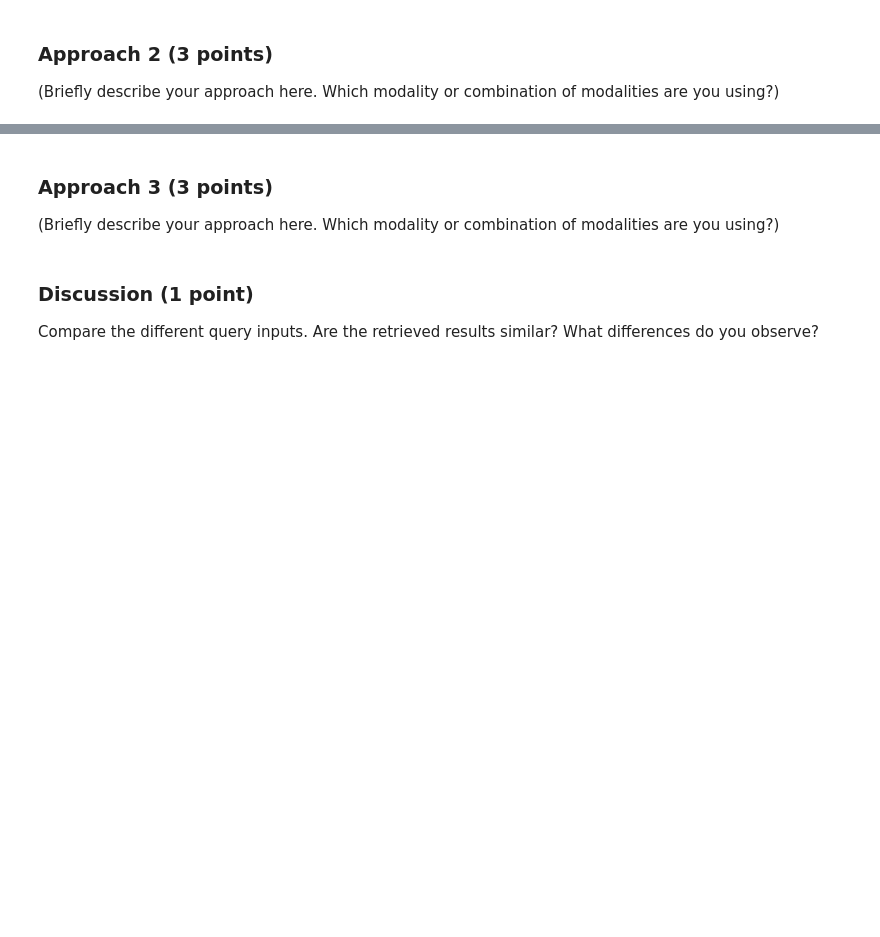
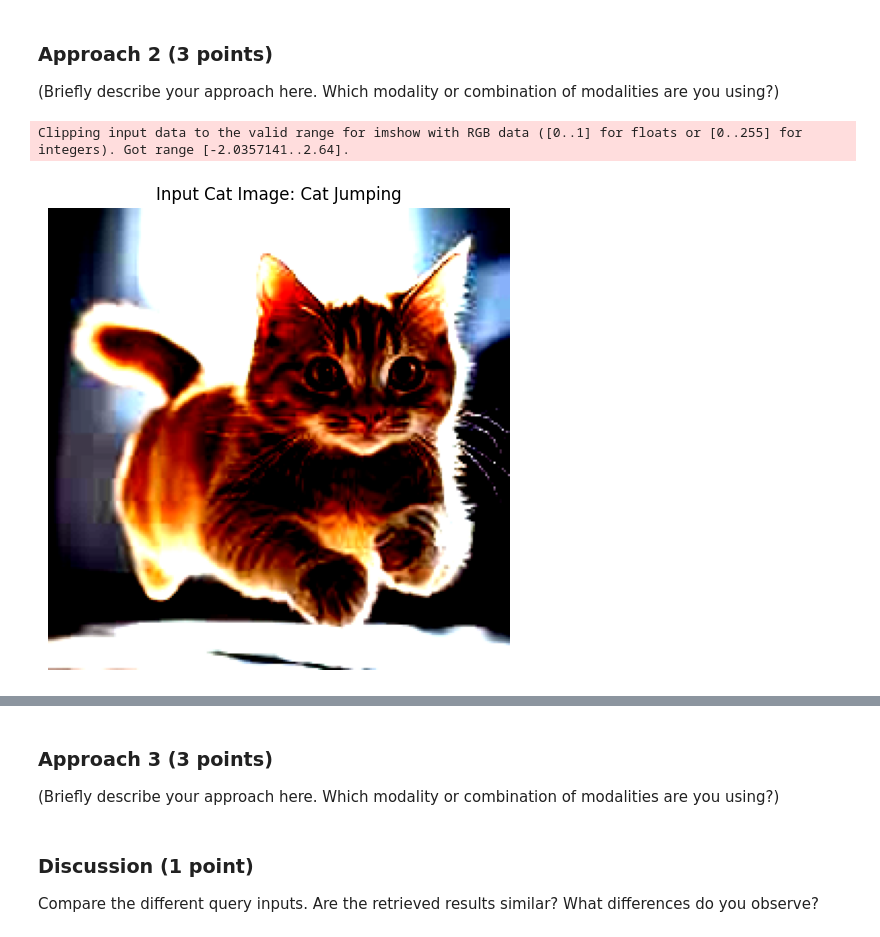
Before and after one commit to Rcc999/4m-model-com304, a Jupyter notebook: 4M_Tutorial/Part_02_4M_retrieval.ipynb, the cells around one changed output, grey strips where cells are left out. Saved outputs shown, nothing was run; the diff lists cells and outputs as text; code cells hidden in the pictures; blank space fills up the shorter version.

```diff
--- a/4M_Tutorial/Part_02_4M_retrieval.ipynb
+++ b/4M_Tutorial/Part_02_4M_retrieval.ipynb
@@ -520,4 +523,72 @@ plt.show()
 ### Approach 2 (3 points)
 (Briefly describe your approach here. Which modality or combination of modalities are you using?)
 # %%
-# Please provide your code below, you may use multiple cells
+# 1. Define input and output modalities
+cond_domains = ['rgb@224']
+target_domains = ['tok_dinov2_global']
+tokens_per_target = [16]
+autoregression_schemes = ['roar']
+decoding_steps = [1]
+token_decoding_schedules = ['linear']
+temps = [0.1]
+temp_schedules = ['constant']
+cfg_scales = [1.0]
+cfg_schedules = ['constant']
+cfg_grow_conditioning = True
+top_p, top_k = 0.8, 0.0
+
+schedule = build_chained_generation_schedules(
+    cond_domains=cond_domains, target_domains=target_domains, tokens_per_target=tokens_per_target, autoregression_schemes=autoregression_schemes,
+    decoding_steps=decoding_steps, token_decoding_schedules=token_decoding_schedules, temps=temps, temp_schedules=temp_schedules,
+    cfg_scales=cfg_scales, cfg_schedules=cfg_schedules, cfg_grow_conditioning=cfg_grow_conditioning,
+)
+# %%
+# 2. Create your input data using the specific cat image URL
+import requests
+from PIL import Image
+import io
+
+# The specific cat image URL
+cat_url = "https://encrypted-tbn0.gstatic.com/images?q=tbn:ANd9GcRIQl1CQRnV3zVKArEhDJSMXmyxoLbGZ5lD0g&s"
+
+# Download the image
+response = requests.get(cat_url)
+if response.status_code == 200:
+    # Process the image
+    img_pil = Image.open(io.BytesIO(response.content))
+    img_pil = img_pil.convert('RGB')  # Ensure image is in RGB format
+
+    # Apply transformations
+    rgb_transform = RGBTransform(imagenet_default_mean_and_std=True)
+    img_pil_processed = rgb_transform.preprocess(img_pil)
+    img_pil_processed = center_crop(img_pil_processed, (min(img_pil_processed.size), min(img_pil_processed.size))).resize((224,224))
+    img = rgb_transform.postprocess(img_pil_processed).unsqueeze(0).to(device)
+
+    # Display the input image to confirm it's the right cat
+    plt.figure(figsize=(6, 6))
+    plt.imshow(img[0].permute(1, 2, 0).cpu())
+    plt.title("Input Cat Image: Cat Jumping")
+    plt.axis('off')
+    plt.show()
+else:
+    print(f"Failed to download image: {response.status_code}")
+
+# Create the batched sample
+batched_sample = {
+    'rgb@224': {
+        'tensor': img,  # Batched tensor
+        'input_mask': torch.zeros(1, 196, dtype=torch.bool, device=device),  # False = used as input
+        'target_mask': torch.ones(1, 196, dtype=torch.bool, device=device),  # True = ignored
+    }
+}
+
+# Initialize target modalities
+for target_mod, ntoks in zip(target_domains, tokens_per_target):
+    batched_sample = init_empty_target_modality(batched_sample, MODALITY_INFO, target_mod, 1, ntoks, device)
+
+# Initialize input modalities
+for cond_mod in cond_domains:
+    batched_sample = init_full_input_modality(batched_sample, MODALITY_INFO, cond_mod, device, eos_id=text_tok.token_to_id("[EOS]"))
+# %% [output]
+Clipping input data to the valid range for imshow with RGB data ([0..1] for floats or [0..255] for integers). Got range [-2.0357141..2.64].
+[figure, added]
```
Also changed, not shown: parts of 6 cells of this notebook.
